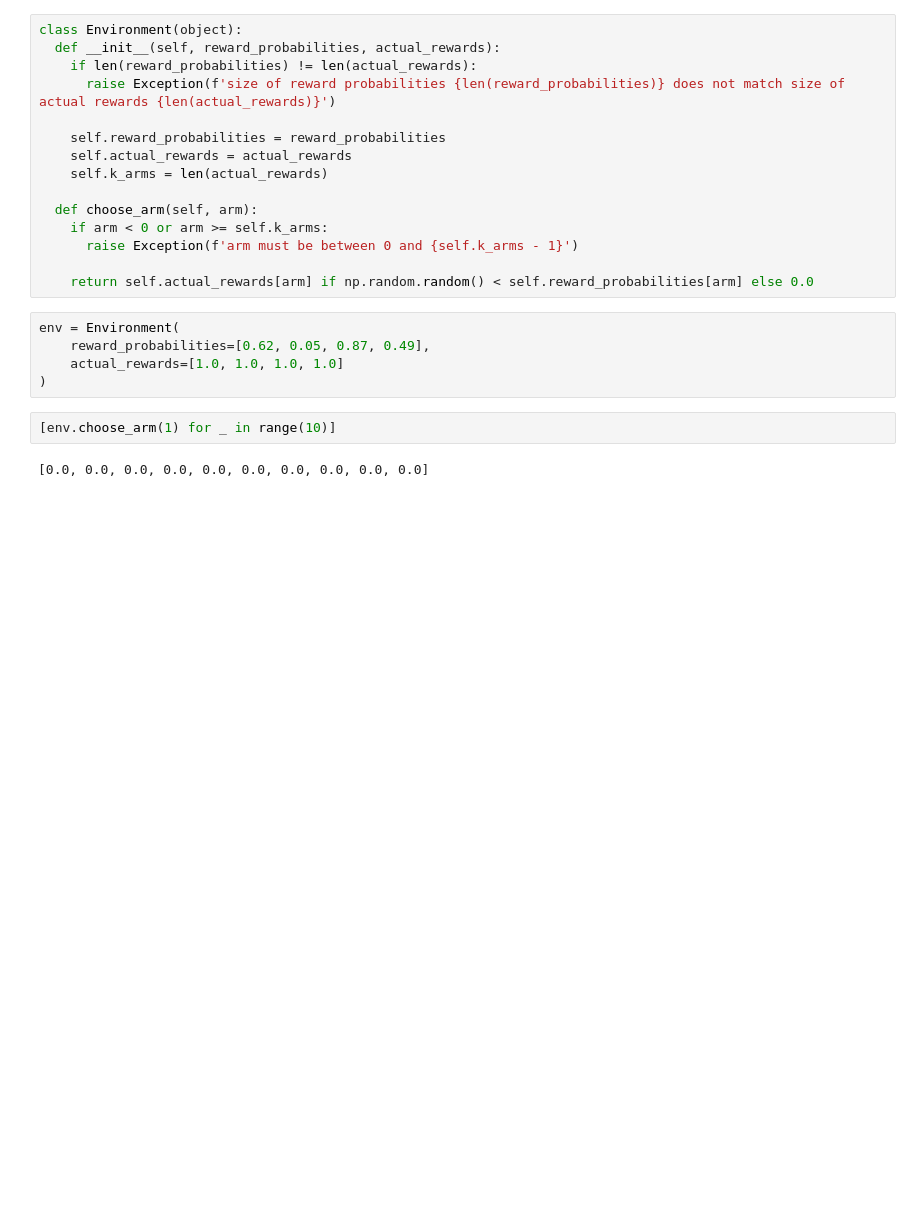
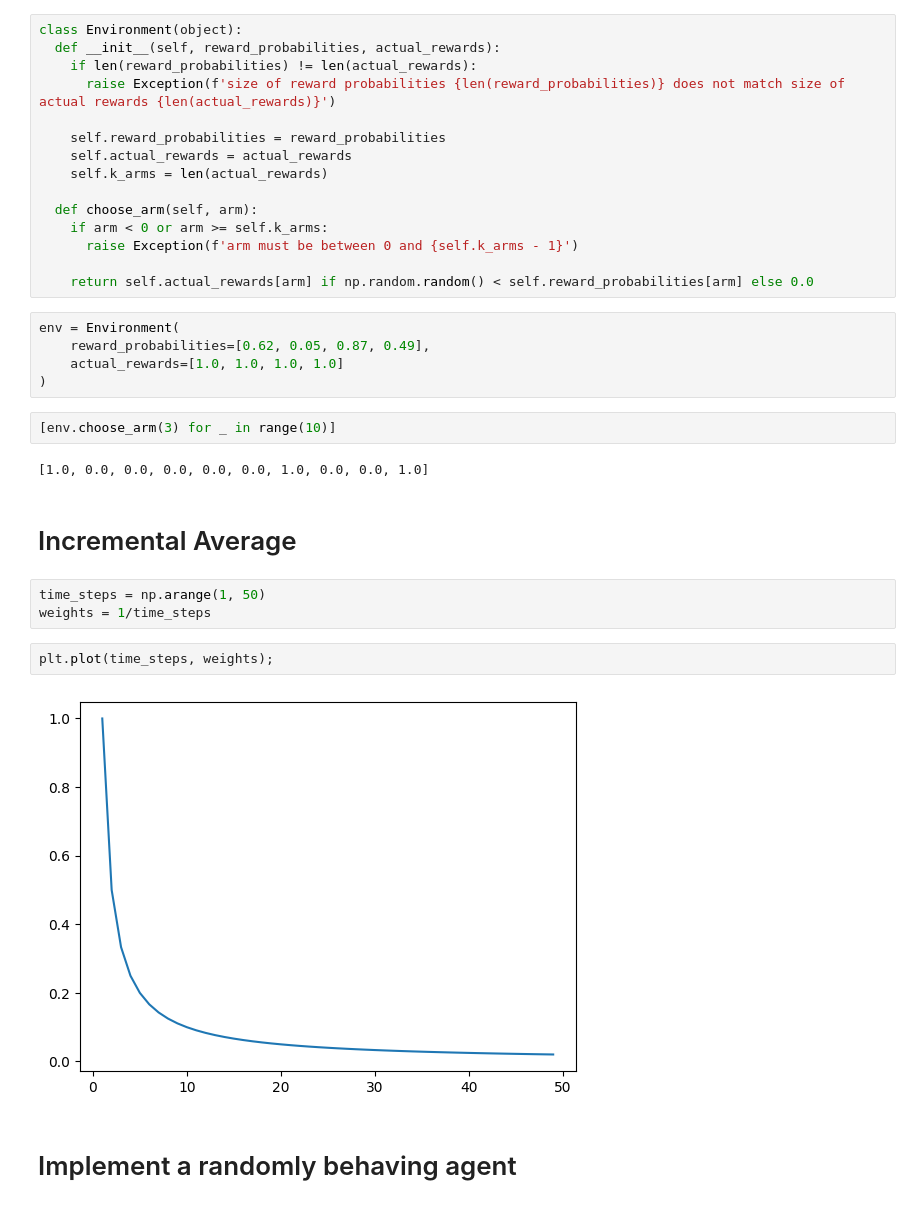
Before and after one commit to ferrari-leo/training, a Jupyter notebook: practical_mab/mab_implementations.ipynb, the cells around one changed output. Cells and saved outputs as stored; diff of their text form; blank space fills up the shorter version.

```diff
--- a/practical_mab/mab_implementations.ipynb
+++ b/practical_mab/mab_implementations.ipynb
@@ -23,6 +27,17 @@ env = Environment(
     actual_rewards=[1.0, 1.0, 1.0, 1.0]
 )
 # %%
-[env.choose_arm(1) for _ in range(10)]
+[env.choose_arm(3) for _ in range(10)]
 # %% [output]
-[0.0, 0.0, 0.0, 0.0, 0.0, 0.0, 0.0, 0.0, 0.0, 0.0]
+[1.0, 0.0, 0.0, 0.0, 0.0, 0.0, 1.0, 0.0, 0.0, 1.0]
+# %% [markdown]
+# Incremental Average
+# %%
+time_steps = np.arange(1, 50)
+weights = 1/time_steps
+# %%
+plt.plot(time_steps, weights);
+# %% [output]
+[figure, added]
+# %% [markdown]
+# Implement a randomly behaving agent
```
Also changed, not shown: parts of 19 cells of this notebook.
